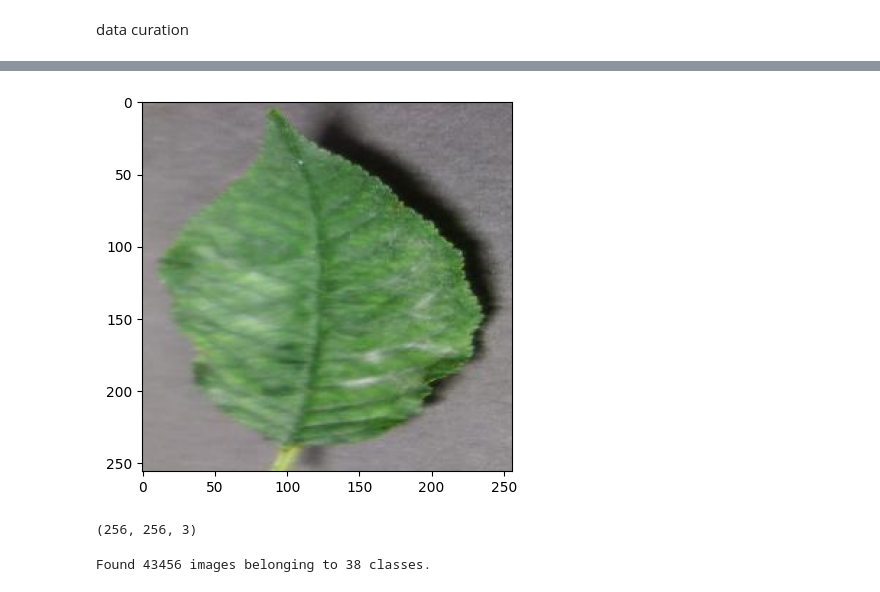
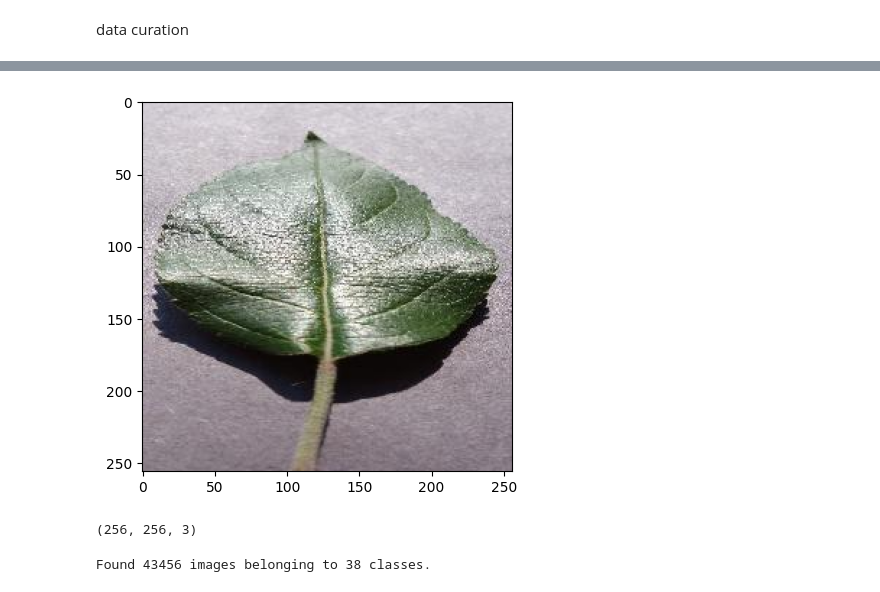
Before and after one commit to seriouslegend2/Hunger-hearts, a Jupyter notebook: leafdiseaseprediction.ipynb, the cells around one changed output, grey strips where cells are left out. Saved outputs shown, nothing was run; the diff lists cells and outputs as text; code cells hidden in the pictures.

```diff
--- a/leafdiseaseprediction.ipynb
+++ b/leafdiseaseprediction.ipynb
@@ -57,14 +73,14 @@ with ZipFile("plantvillage-dataset.zip", 'r') as zip_ref:
 # %%
 base_dir="plantvillage dataset/color"
 # %%
-image_path = '/content/plantvillage dataset/color/Cherry_(including_sour)___Powdery_mildew/00705aa7-5ea2-4419-9440-8ba65e108eb9___FREC_Pwd.M 0267.JPG'
+image_path = 'plantvillage dataset/color/Apple___healthy/0a02e8cb-b715-497f-a16a-c28b3409f927___RS_HL 7432.JPG'
 
 img = mpimg.imread(image_path)
 plt.imshow(img)
 plt.show()
 print(img.shape)
 # %% [output]
-[figure, old version]
+[figure, new version]
 (256, 256, 3)
 # %%
 img_size = 224
```
Also changed, not shown: parts of 10 cells of this notebook.
